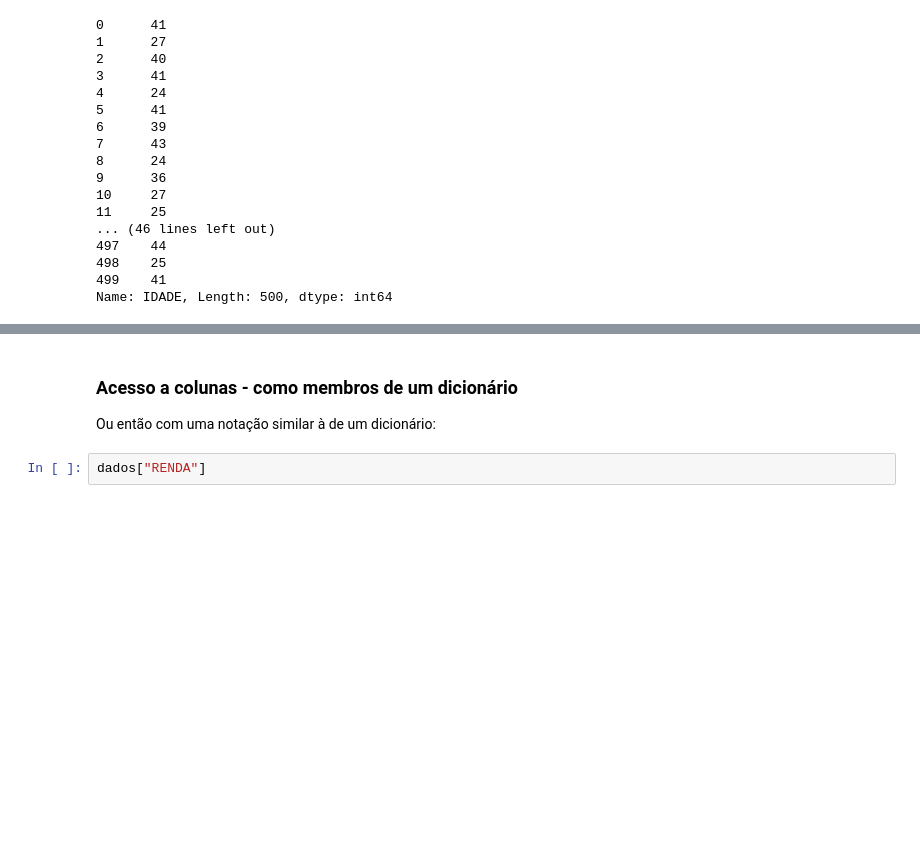
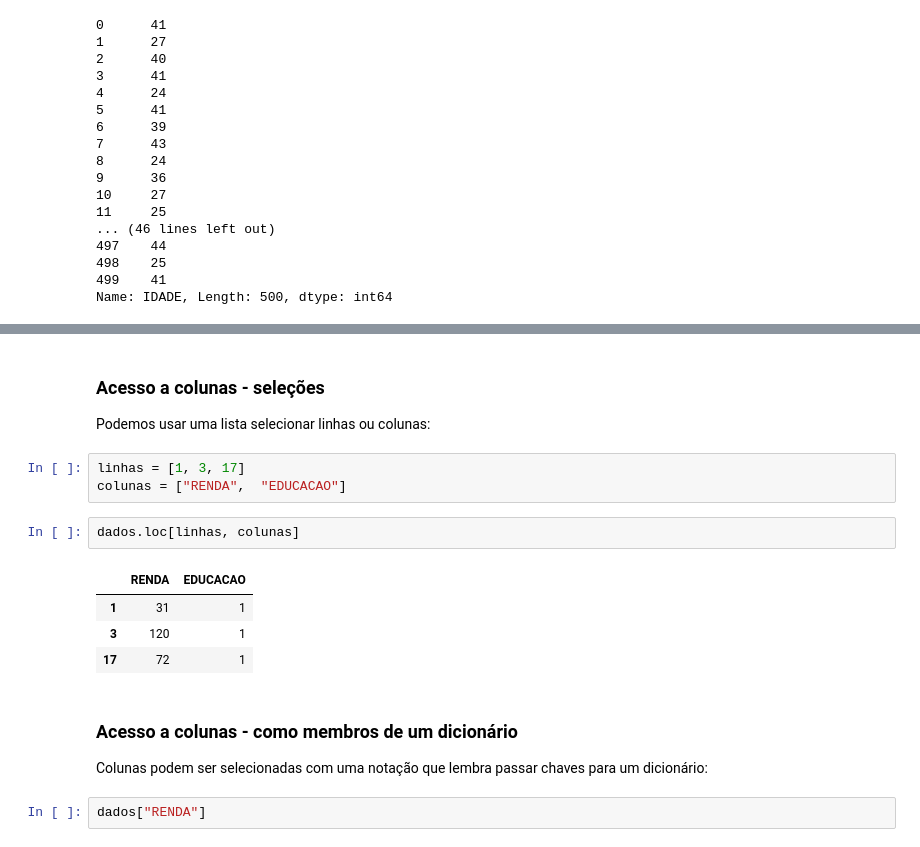
Before and after one commit to Insper/CD18, a Jupyter notebook: aula01_tutorial/TUTORIAL.ipynb, the cells around one changed output, grey strips where cells are left out. Saved outputs shown, nothing was run; the diff lists cells and outputs as text; blank space fills up the shorter version.

```diff
--- a/aula01_tutorial/TUTORIAL.ipynb
+++ b/aula01_tutorial/TUTORIAL.ipynb
@@ -214,7 +240,21 @@ Name: IDADE, Length: 500, dtype: int64
+# %% [markdown]
+### Acesso a colunas - seleções
+
+Podemos usar uma lista selecionar linhas ou colunas:
+# %%
+linhas = [1, 3, 17]
+colunas = ["RENDA",  "EDUCACAO"]
+# %%
+dados.loc[linhas, colunas]
+# %% [output]
+|  | RENDA | EDUCACAO |
+| 1 | 31 | 1 |
+| 3 | 120 | 1 |
+| 17 | 72 | 1 |
 # %% [markdown]
 ### Acesso a colunas - como membros de um dicionário
 
-Ou então com uma notação similar à de um dicionário:
+Colunas podem ser selecionadas com uma notação que lembra passar chaves para um dicionário:
 # %%
 dados["RENDA"]
 # %% [output]
```
Also changed, not shown: parts of 9 cells of this notebook, 1 other file.
